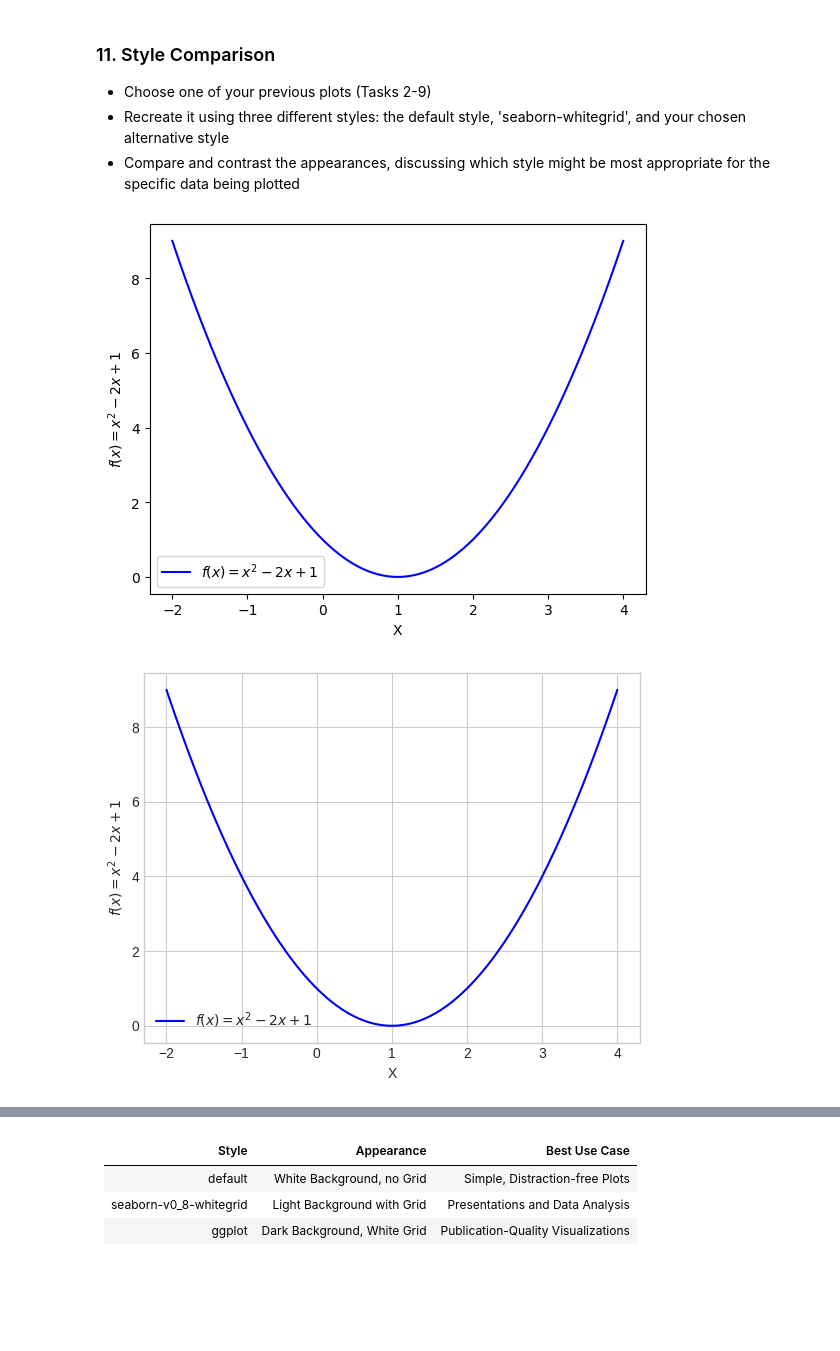
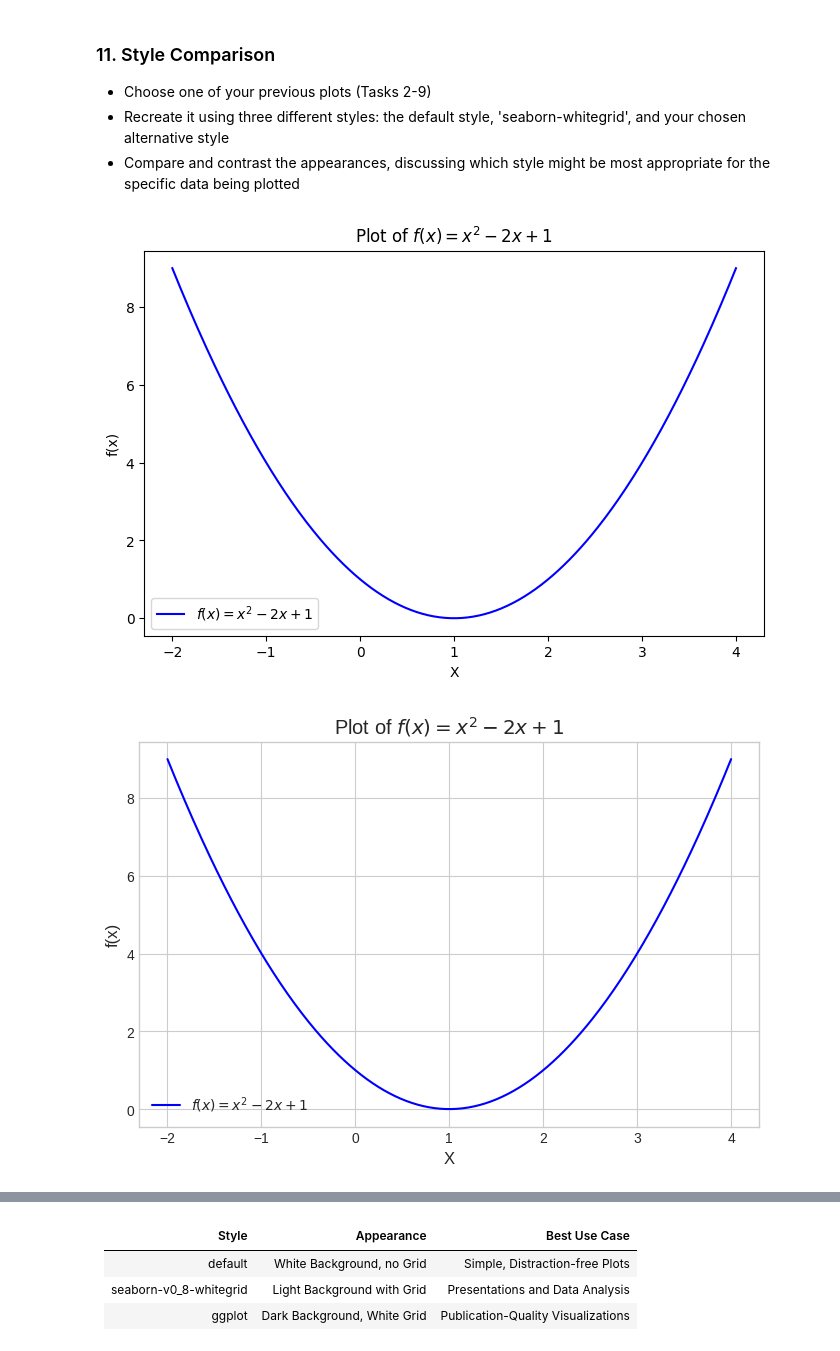
Before and after one commit to kamangirkhan/Data110, a Jupyter notebook: ArashNateghian_week3_data110_assignment.ipynb, the cells around one changed output, grey strips where cells are left out. Drawn from its saved outputs; the diff is of its cells as text; code cells hidden in the pictures; blank space fills up the shorter version.

```diff
--- a/ArashNateghian_week3_data110_assignment.ipynb
+++ b/ArashNateghian_week3_data110_assignment.ipynb
@@ -340,27 +343,41 @@ plt.show()
 - Compare and contrast the appearances, discussing which style might be most appropriate for the specific data being plotted
 # %%
 plt.style.use('default')
+
 def f(x): return x**2 -2*x+1
+
 x = np.linspace(-2, 4, 400)
 y = f(x)
+
+plt.figure(figsize=(8, 5))
 plt.plot(x, y, label=r'$f(x) = x^2 - 2x + 1$', color='b')
+
 plt.xlabel('X')
-plt.ylabel('$f(x) = x^2 - 2x + 1$')
+plt.ylabel('f(x)')
+plt.title('Plot of $f(x) = x^2 - 2x + 1$')
+
 plt.legend()
 plt.show()
 # %% [output]
-[figure, old version]
+[figure, new version]
 # %%
 plt.style.use('seaborn-v0_8-whitegrid')
+
 def f(x): return x**2 -2*x+1
+
 x = np.linspace(-2, 4, 400)
 y = f(x)
+
+plt.figure(figsize=(8, 5))
 plt.plot(x, y, label=r'$f(x) = x^2 - 2x + 1$', color='b')
+
 plt.xlabel('X')
-plt.ylabel('$f(x) = x^2 - 2x + 1$')
+plt.ylabel('f(x)')
+plt.title('Plot of $f(x) = x^2 - 2x + 1$')
+
 plt.legend()
 plt.show()
 # %% [output]
-[figure, old version]
+[figure, new version]
 # %%
 plt.style.use('ggplot')
```
Also changed, not shown: parts of 8 cells of this notebook.
